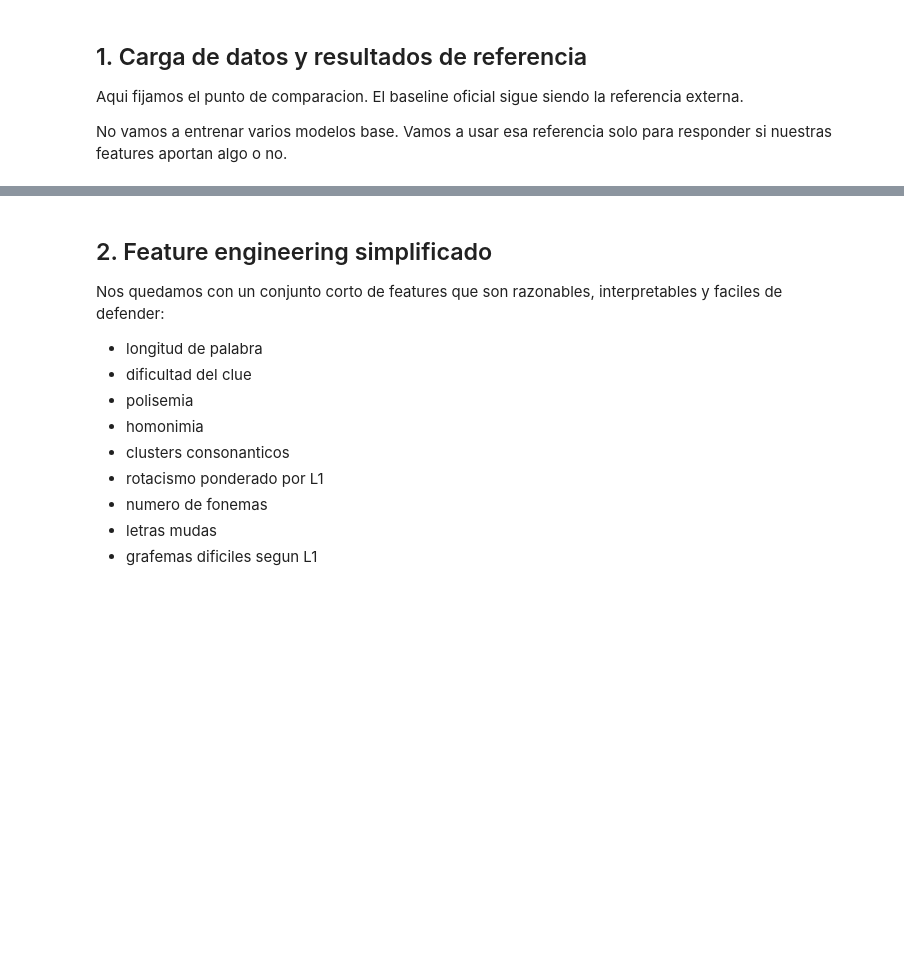
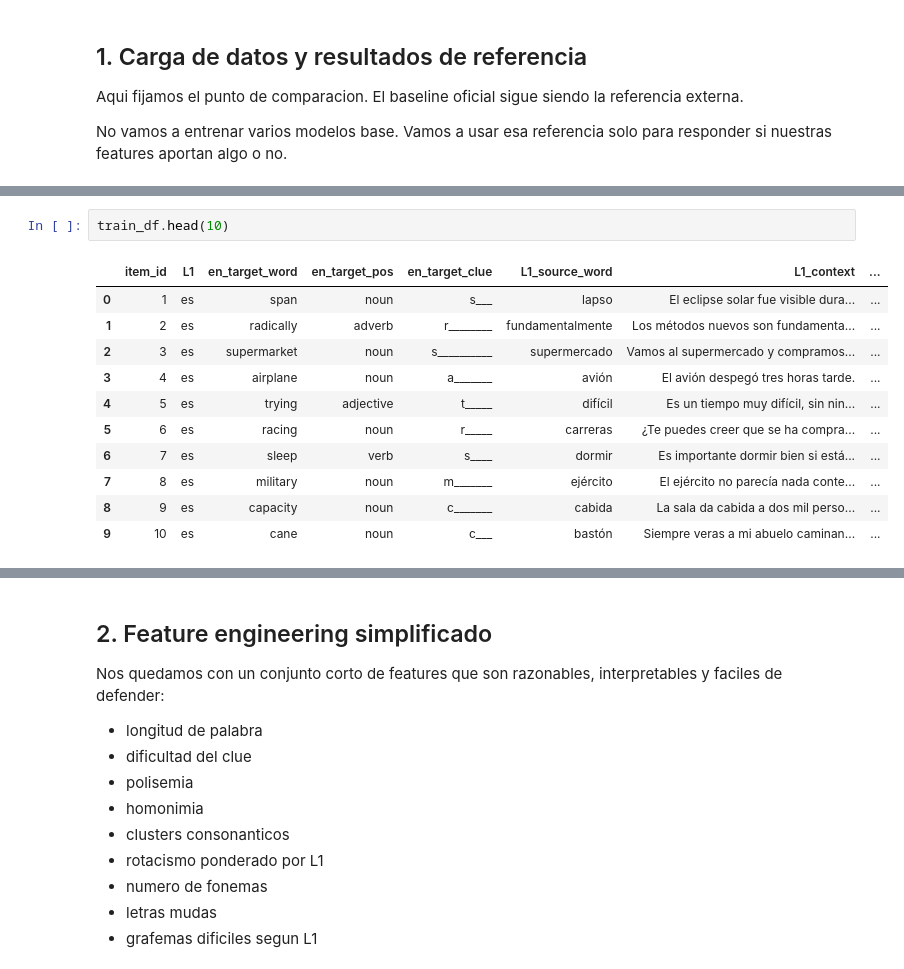
Before and after one commit to AdrianPinedaSanchez/british_council_test, a Jupyter notebook: phase1_model_improvement.ipynb, the cells around one changed output, grey strips where cells are left out. Cells and saved outputs as stored; diff of their text form; blank space fills up the shorter version.

```diff
--- a/phase1_model_improvement.ipynb
+++ b/phase1_model_improvement.ipynb
@@ -186,0 +235,14 @@ Dev shape:   (2031, 9)
+# %%
+train_df.head(10)
+# %% [output]
+|  | item_id | L1 | en_target_word | en_target_pos | en_target_clue | L1_source_word | L1_context | ... |
+| 0 | 1 | es | span | noun | s___ | lapso | El eclipse solar fue visible dura... | ... |
+| 1 | 2 | es | radically | adverb | r________ | fundamentalmente | Los métodos nuevos son fundamenta... | ... |
+| 2 | 3 | es | supermarket | noun | s__________ | supermercado | Vamos al supermercado y compramos... | ... |
+| 3 | 4 | es | airplane | noun | a_______ | avión | El avión despegó tres horas tarde. | ... |
+| 4 | 5 | es | trying | adjective | t_____ | difícil | Es un tiempo muy difícil, sin nin... | ... |
+| 5 | 6 | es | racing | noun | r_____ | carreras | ¿Te puedes creer que se ha compra... | ... |
+| 6 | 7 | es | sleep | verb | s____ | dormir | Es importante dormir bien si está... | ... |
+| 7 | 8 | es | military | noun | m_______ | ejército | El ejército no parecía nada conte... | ... |
+| 8 | 9 | es | capacity | noun | c_______ | cabida | La sala da cabida a dos mil perso... | ... |
+| 9 | 10 | es | cane | noun | c___ | bastón | Siempre veras a mi abuelo caminan... | ... |
```
Also changed, not shown: parts of 26 cells of this notebook, 1 other file.
